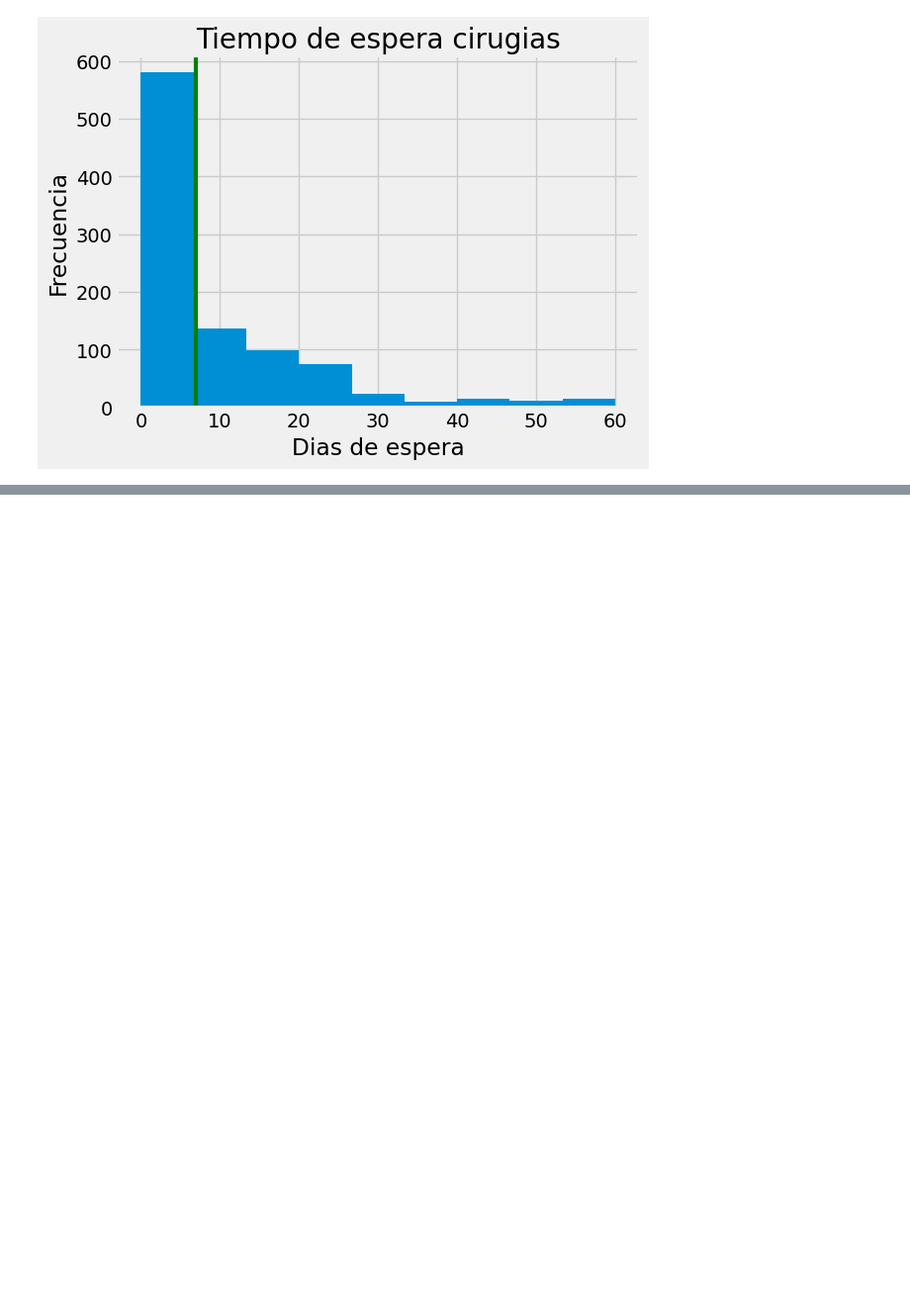
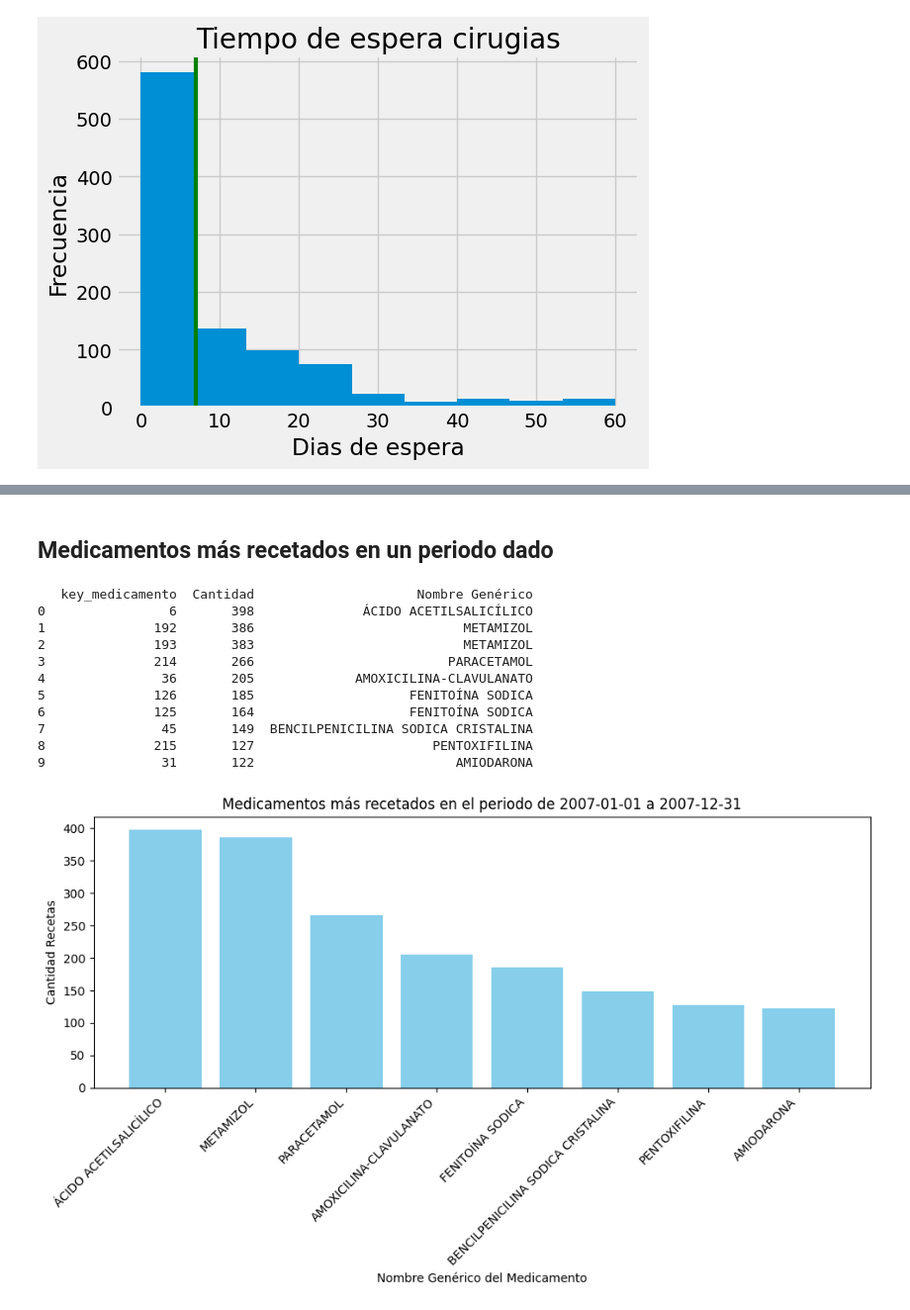
Before and after one commit to Jujo2040751/Proyecto-DataScience, a Jupyter notebook: proy.ipynb, the cells around one changed output, grey strips where cells are left out. Shown: that part at 99% size. Saved outputs shown, nothing was run; the diff lists cells and outputs as text; code cells hidden in the pictures; blank space fills up the shorter version.

Commit message:
Medicamentos más recetados en un periodo dado

```diff
--- a/proy.ipynb
+++ b/proy.ipynb
@@ -110,0 +113,11 @@ plt.show()
+# %%
+dbConnection = alchemyEngine.connect()   # Lo agrego porque se me desconeta a cada rato.
+
+dF_entrega_medicamentos = pds.read_sql(
+    """
+    SELECT hecho_entrega_medicamentos.*, dim_fecha.\"Date\"
+    FROM \"hecho_entrega_medicamentos\"
+    JOIN dim_fecha ON hecho_entrega_medicamentos.key_fecha = dim_fecha.key_fecha
+    """, dbConnection)
+dF_entrega_medicamentos.sort_values(by="Date", inplace=True, ascending=False)
+dF_entrega_medicamentos
@@ -110,0 +140,9 @@ plt.show()
+# %%
+dbConnection = alchemyEngine.connect()  # Lo agrego porque se me desconeta a cada rato.
+
+dF_medicamentos = pds.read_sql(
+    """
+    SELECT *
+    FROM dim_medicamentos
+    """, dbConnection)
+dF_medicamentos
@@ -110,0 +163,47 @@ plt.show()
+# %% [markdown]
+## Medicamentos más recetados en un periodo dado
+# %%
+from datetime import datetime
+import matplotlib.pyplot as plt
+
+# Se define un periodo
+fecha_inicial = datetime(2007, 1, 1).date()
+fecha_final = datetime(2007, 12, 31).date()
+
+# Se filtra según el periodo
+dF_periodo = dF_entrega_medicamentos[( dF_entrega_medicamentos['Date'] >= fecha_inicial ) & (dF_entrega_medicamentos['Date'] <= fecha_final)]
+
+# Conteo de medicamentos en el periodo
+medicamentos_mas_recetados = dF_periodo.groupby('key_medicamento').size().reset_index(name='Cantidad')
+
+# Top 10 medicamentos más recetados
+medicamentos_mas_recetados = medicamentos_mas_recetados.sort_values(by='Cantidad', ascending=False)[:10]
+
+# Mezclar con dim_medicamentos
+medicamentos_mas_recetados = pds.merge(medicamentos_mas_recetados, dF_medicamentos[['key_medicamento', 'Nombre Genérico']], on='key_medicamento', how='inner', validate="many_to_many")
+print(medicamentos_mas_recetados)
+
+# Configurar gráfico
+plt.figure(figsize=(10, 6))
+plt.bar(medicamentos_mas_recetados['Nombre Genérico'], medicamentos_mas_recetados['Cantidad'], color='skyblue')
+plt.xlabel('Nombre Genérico del Medicamento')
+plt.ylabel('Cantidad Recetas')
+plt.title(f'Medicamentos más recetados en el periodo de {fecha_inicial} a {fecha_final}')
+plt.xticks(rotation=45, ha='right')  # Rotar los nombres de los medicamentos para mejor visibilidad
+plt.tight_layout()
+
+# Mostrar el gráfico
+plt.show()
+# %% [output]
+   key_medicamento  Cantidad                     Nombre Genérico
+0                6       398              ÁCIDO ACETILSALICÍLICO
+1              192       386                           METAMIZOL
+2              193       383                           METAMIZOL
+3              214       266                         PARACETAMOL
+4               36       205             AMOXICILINA-CLAVULANATO
+5              126       185                    FENITOÍNA SODICA
+6              125       164                    FENITOÍNA SODICA
+7               45       149  BENCILPENICILINA SODICA CRISTALINA
+8              215       127                       PENTOXIFILINA
+9               31       122                          AMIODARONA
+[figure, added]
```
Also changed, not shown: parts of 6 cells of this notebook.
